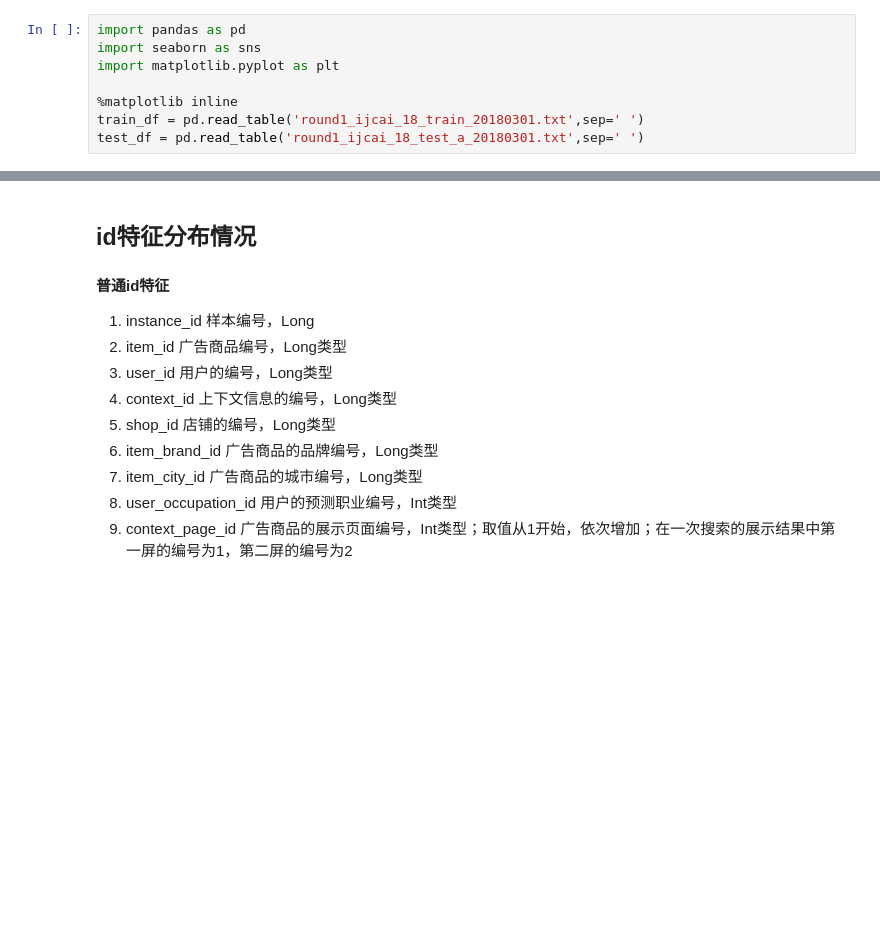
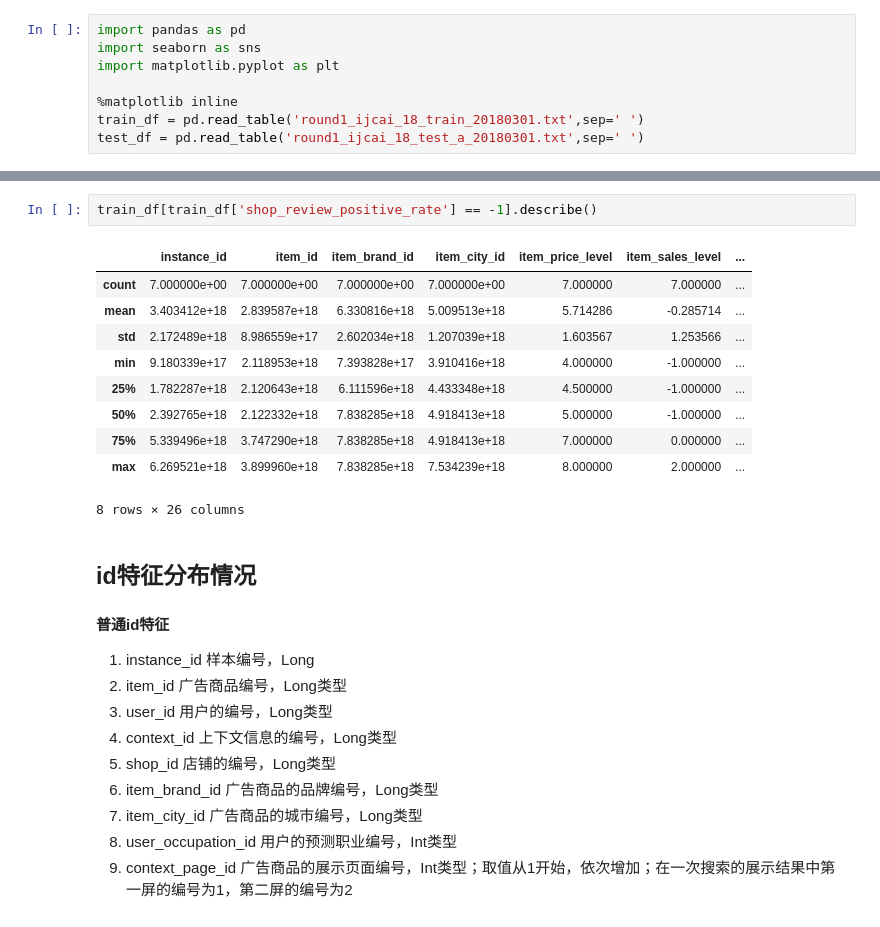
Before and after one commit to secrettianchigroup/SecretTianchiProject, a Jupyter notebook: data_peek.ipynb, the cells around one changed output, grey strips where cells are left out. Cells and saved outputs as stored; diff of their text form; blank space fills up the shorter version.

```diff
--- a/data_peek.ipynb
+++ b/data_peek.ipynb
@@ -11,3 +24,16 @@ test_df = pd.read_table('round1_ijcai_18_test_a_20180301.txt',sep=' ')
+# %%
+train_df[train_df['shop_review_positive_rate'] == -1].describe()
+# %% [output]
+|  | instance_id | item_id | item_brand_id | item_city_id | item_price_level | item_sales_level | ... |
+| count | 7.000000e+00 | 7.000000e+00 | 7.000000e+00 | 7.000000e+00 | 7.000000 | 7.000000 | ... |
+| mean | 3.403412e+18 | 2.839587e+18 | 6.330816e+18 | 5.009513e+18 | 5.714286 | -0.285714 | ... |
+| std | 2.172489e+18 | 8.986559e+17 | 2.602034e+18 | 1.207039e+18 | 1.603567 | 1.253566 | ... |
+| min | 9.180339e+17 | 2.118953e+18 | 7.393828e+17 | 3.910416e+18 | 4.000000 | -1.000000 | ... |
+| 25% | 1.782287e+18 | 2.120643e+18 | 6.111596e+18 | 4.433348e+18 | 4.500000 | -1.000000 | ... |
+| 50% | 2.392765e+18 | 2.122332e+18 | 7.838285e+18 | 4.918413e+18 | 5.000000 | -1.000000 | ... |
+| 75% | 5.339496e+18 | 3.747290e+18 | 7.838285e+18 | 4.918413e+18 | 7.000000 | 0.000000 | ... |
+| max | 6.269521e+18 | 3.899960e+18 | 7.838285e+18 | 7.534239e+18 | 8.000000 | 2.000000 | ... |
+8 rows × 26 columns
 # %% [markdown]
 ## id特征分布情况
 
```
Also changed, not shown: parts of 11 cells of this notebook, 2 other files.
